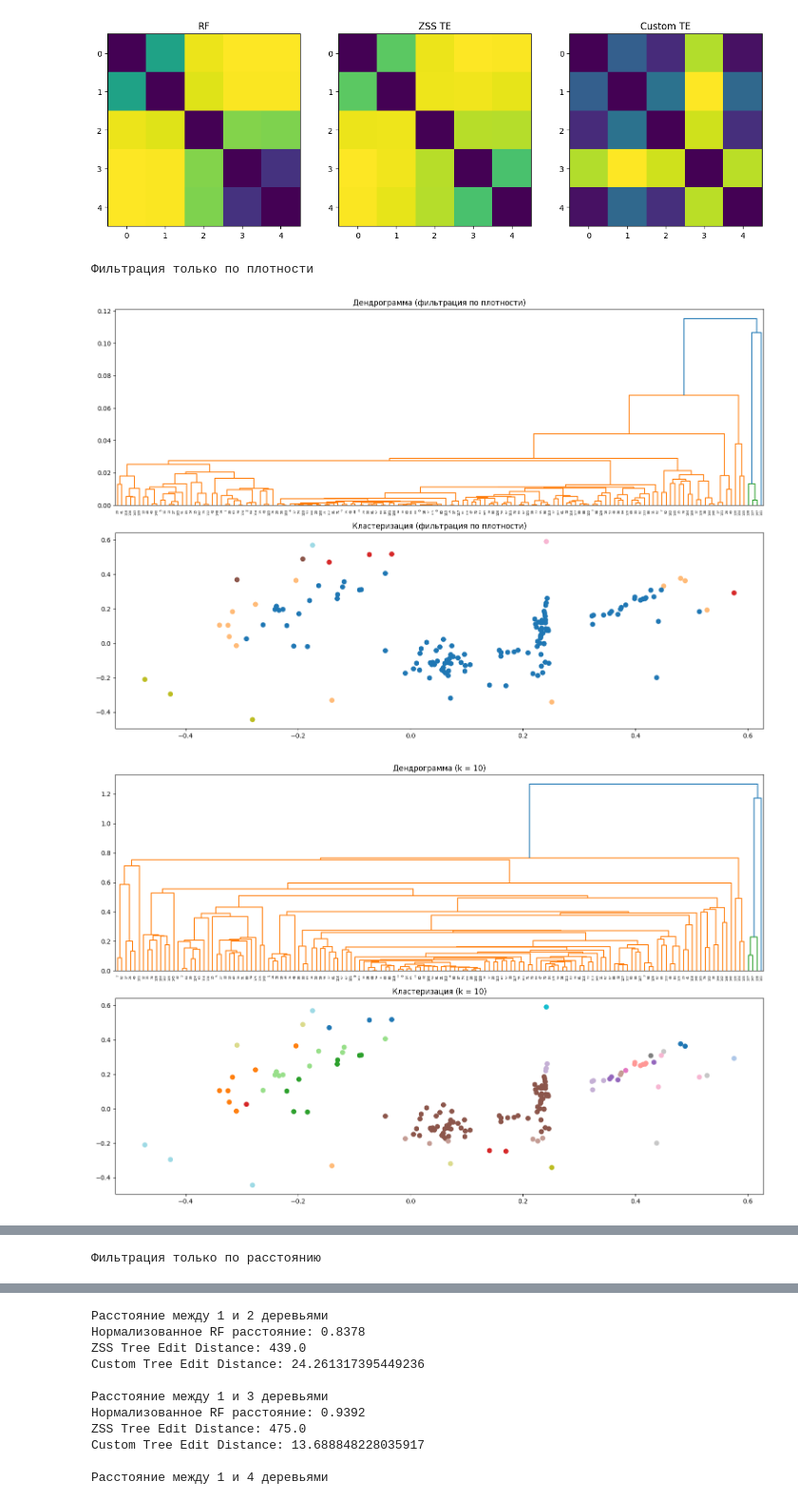
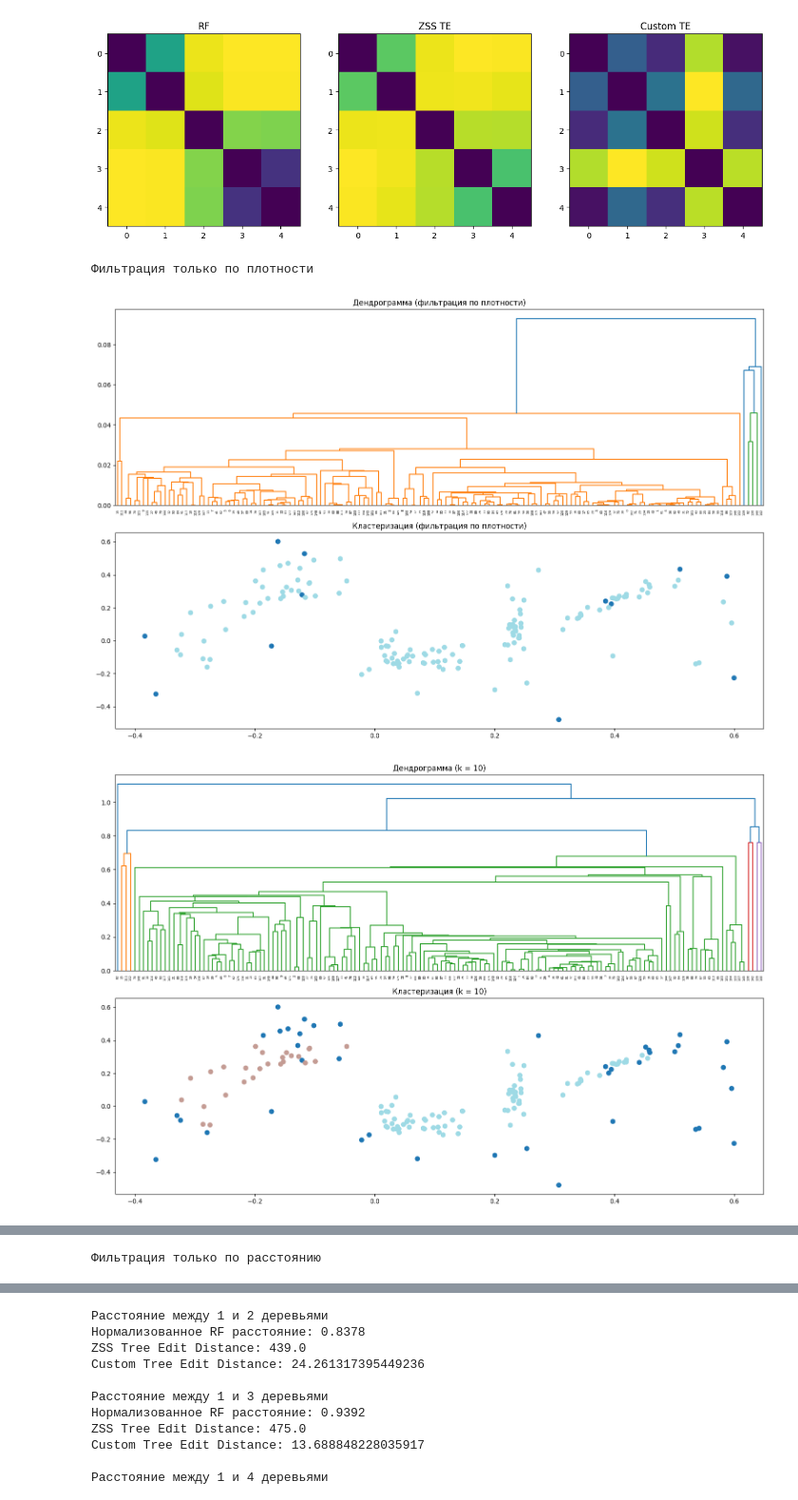
Before and after one commit to SergeevDima1/coursework2, a Jupyter notebook: Анализ_метрик_сравнения_деревьев.ipynb, the cells around one changed output, grey strips where cells are left out. Shown at 95% size. Cells and saved outputs as stored; diff of their text form; code cells hidden in the pictures.

Commit message:
add noise fix

```diff
--- a/Анализ_метрик_сравнения_деревьев.ipynb
+++ b/Анализ_метрик_сравнения_деревьев.ipynb
@@ -809,6 +859,10 @@ print("Фильтрация только по плотности")
 lm_density = ClusteringUtils.get_linkage_matrix(filtration1, K)
 linkage_matrixs1.append(lm_density)
 labels = fcluster(lm_density, t=7, criterion='maxclust')
+labels = ClusteringUtils.merge_clusters(data, labels, lm_density, 10, squareform(pdist(data)))
+noise = ClusteringUtils.find_persistent_noise(filtration1, K)
+for i in noise:
+  labels[i] = -1
 
 plt.figure(figsize=(15, 10))
 
@@ -834,38 +888,46 @@ for k in [10, 3, 1, 0.2]:
     lm_slice = ClusteringUtils.get_linkage_matrix(slice_filtration, K)
     linkage_matrixs1.append(lm_slice)
     labels = fcluster(lm_slice, t=30, criterion='maxclust')
+    labels = ClusteringUtils.merge_clusters(data, labels, lm_slice, 10, squareform(pdist(data)))
+    noise = ClusteringUtils.find_persistent_noise(slice_filtration, K)
+    for i in noise:
+      labels[i] = -1
 
     plt.figure(figsize=(15, 10))
 
     plt.subplot(2, 1, 1)
     dendrogram(lm_slice)
     plt.axhline(y=13, color='r', linestyle='--')
     plt.title(f"Дендрограмма (k = {k})")
 
     plt.subplot(2, 1, 2)
     plt.scatter(data[:, 0], data[:, 1], c=labels, cmap='tab20', s=50)
     plt.title(f"Кластеризация (k = {k})")
     plt.tight_layout()
     plt.show()
 
 print("Фильтрация только по расстоянию")
 lm_distance = ClusteringUtils.get_linkage_matrix(filtration2, K)
 linkage_matrixs1.append(lm_distance)
 labels = fcluster(lm_distance, t=20, criterion='maxclust')
+labels = ClusteringUtils.merge_clusters(data, labels, lm_distance, 10, squareform(pdist(data)))
+noise = ClusteringUtils.find_persistent_noise(filtration1, K)
+for i in noise:
+  labels[i] = -1
 
 plt.figure(figsize=(15, 10))
 
 plt.subplot(2, 1, 1)
 dendrogram(lm_distance)
 plt.axhline(y=13, color='r', linestyle='--')
 plt.title("Дендрограмма (фильтрация по расстоянию)")
 
 plt.subplot(2, 1, 2)
 plt.scatter(data[:, 0], data[:, 1], c=labels, cmap='tab20', s=50)
 plt.title("Кластеризация (фильтрация по расстоянию)")
 plt.tight_layout()
 plt.show()
 # %% [output]
 Фильтрация только по плотности
-[figure, old version]
+[figure, new version]
-[figure, old version]
+[figure, new version]
```
Also changed, not shown: parts of 2 cells of this notebook, 3 other files.
